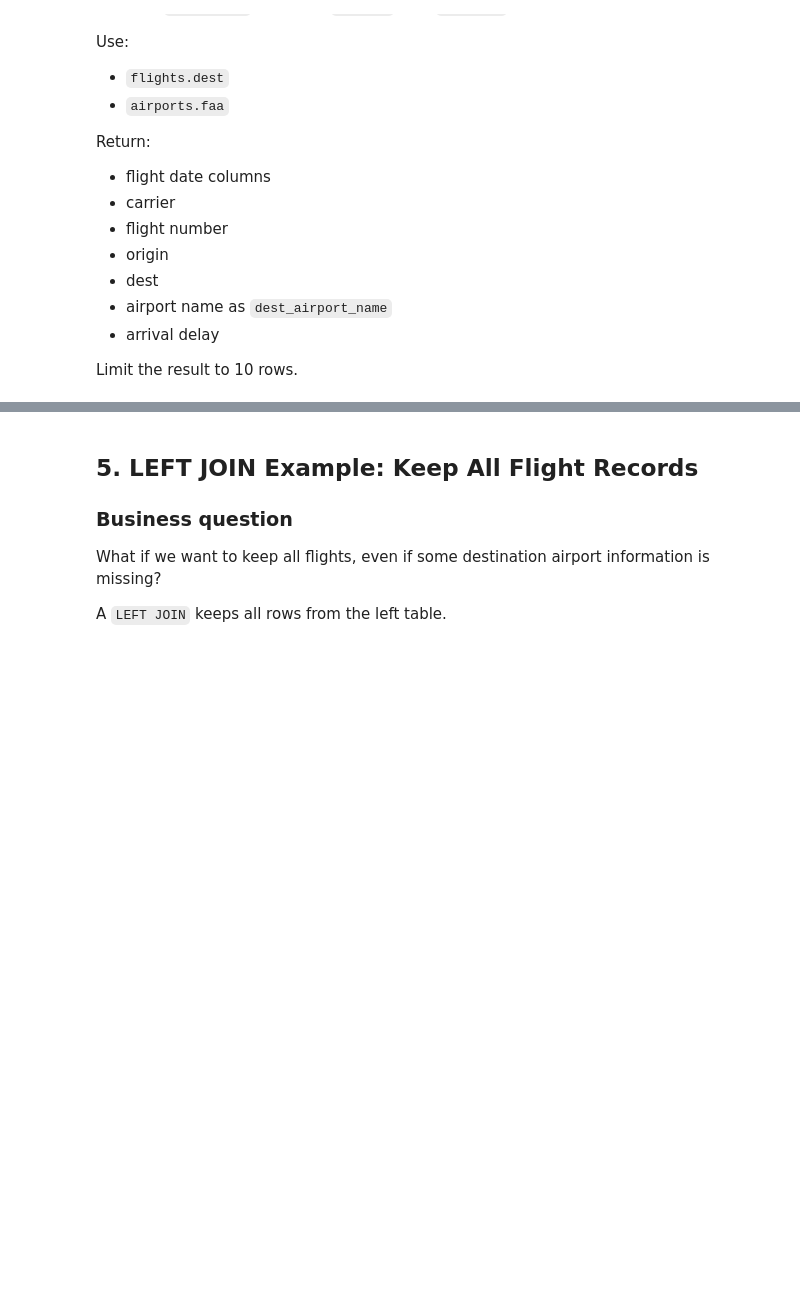
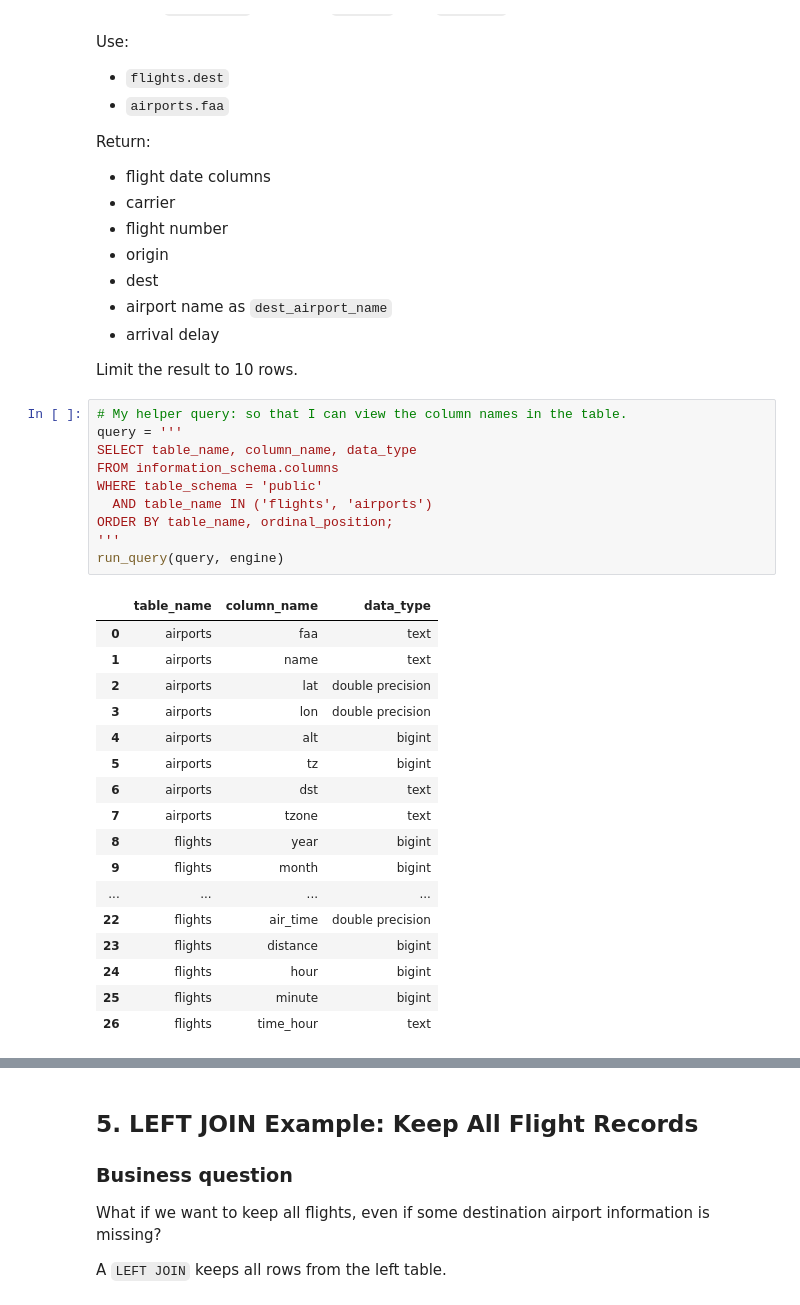
Before and after one commit to glendadavisjohnson/ban6003-week-09-10-sql-abt-template_davis-johnson_glenda, a Jupyter notebook: notebooks/module10_sql_joins_abt_guided_lab.ipynb, the cells around one changed output, grey strips where cells are left out. Saved outputs shown, nothing was run; the diff lists cells and outputs as text; blank space fills up the shorter version.

```diff
--- a/notebooks/module10_sql_joins_abt_guided_lab.ipynb
+++ b/notebooks/module10_sql_joins_abt_guided_lab.ipynb
@@ -233,5 +254,33 @@ Return:
 - arrival delay
 
 Limit the result to 10 rows.
+# %%
+# My helper query: so that I can view the column names in the table.
+query = '''
+SELECT table_name, column_name, data_type
+FROM information_schema.columns
+WHERE table_schema = 'public'
+  AND table_name IN ('flights', 'airports')
+ORDER BY table_name, ordinal_position;
+'''
+run_query(query, engine)
+# %% [output]
+|  | table_name | column_name | data_type |
+| 0 | airports | faa | text |
+| 1 | airports | name | text |
+| 2 | airports | lat | double precision |
+| 3 | airports | lon | double precision |
+| 4 | airports | alt | bigint |
+| 5 | airports | tz | bigint |
+| 6 | airports | dst | text |
+| 7 | airports | tzone | text |
+| 8 | flights | year | bigint |
+| 9 | flights | month | bigint |
+| ... | ... | ... | ... |
+| 22 | flights | air_time | double precision |
+| 23 | flights | distance | bigint |
+| 24 | flights | hour | bigint |
+| 25 | flights | minute | bigint |
+| 26 | flights | time_hour | text |
 # %%
 # Your Turn 1
```
Also changed, not shown: parts of 37 cells of this notebook, 5 other files.
